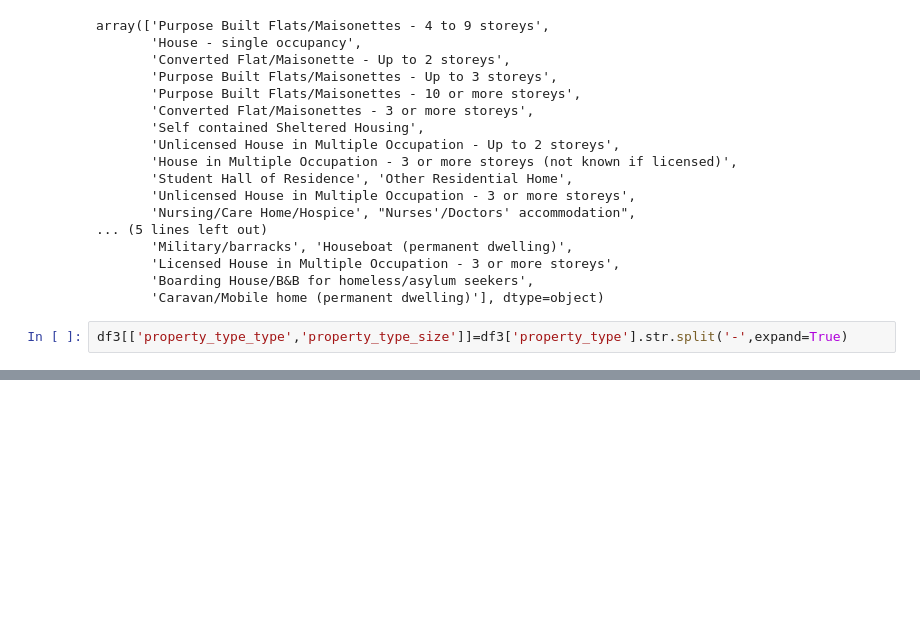
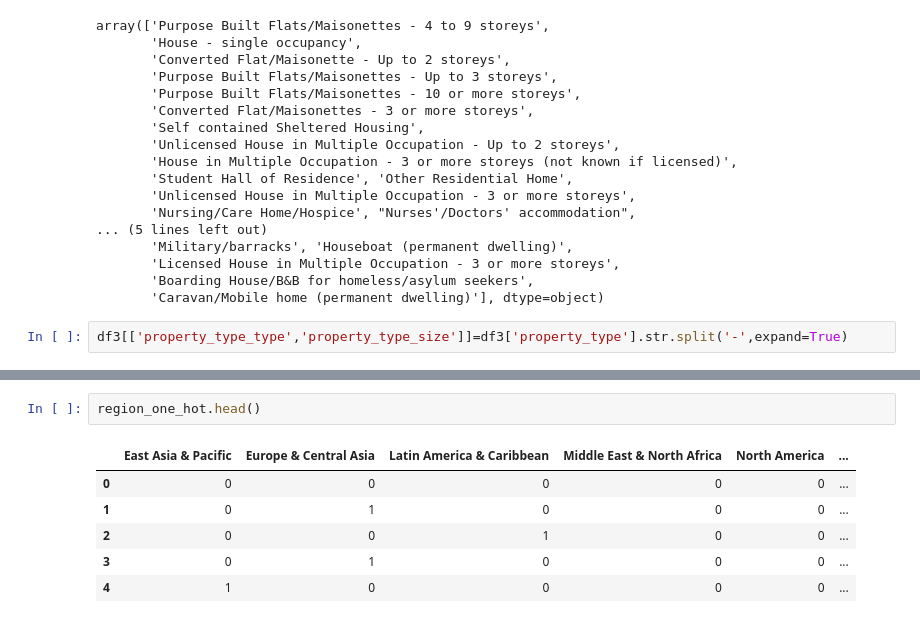
Before and after one commit to zeenayouhan/BuildTheModelWithPython, a Jupyter notebook: NumberBinning.ipynb, the cells around one changed output, grey strips where cells are left out. Cells and saved outputs as stored; diff of their text form; blank space fills up the shorter version.

```diff
--- a/NumberBinning.ipynb
+++ b/NumberBinning.ipynb
@@ -149,0 +167,9 @@ df3.head()
+# %%
+region_one_hot.head()
+# %% [output]
+|  | East Asia & Pacific | Europe & Central Asia | Latin America & Caribbean | Middle East & North Africa | North America | ... |
+| 0 | 0 | 0 | 0 | 0 | 0 | ... |
+| 1 | 0 | 1 | 0 | 0 | 0 | ... |
+| 2 | 0 | 0 | 1 | 0 | 0 | ... |
+| 3 | 0 | 1 | 0 | 0 | 0 | ... |
+| 4 | 1 | 0 | 0 | 0 | 0 | ... |
```
Also changed, not shown: parts of 4 cells of this notebook.
